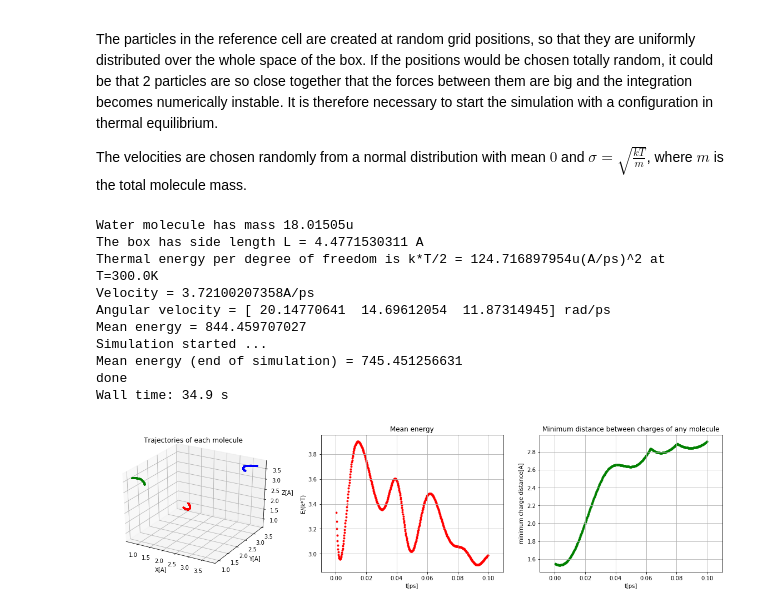
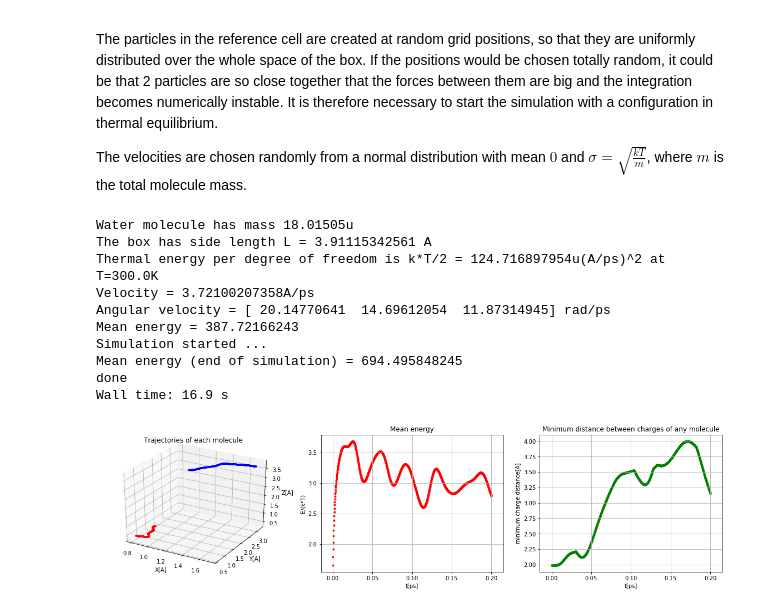
Before and after one commit to ghejc/mdwater, a Jupyter notebook: water_simulation.ipynb, the cells around one changed output. Drawn from its saved outputs; the diff is of its cells as text; code cells hidden in the pictures.

```diff
--- a/water_simulation.ipynb
+++ b/water_simulation.ipynb
@@ -836,7 +843,7 @@ class WaterSimulator(System):
         #    print "v[m/s] = " + str(v[:,i]*100/timeSteps)
         print "done"
 # %%
-simulator = WaterSimulator(N=50)
+simulator = WaterSimulator(N=2)
 
 positions = []
 def calcTrajectories(sys):
@@ -868,18 +875,18 @@ simulator.addTask(calcTrajectories)
 simulator.addTask(calcMeanEnergy)
 simulator.addTask(calcMinimumDistance)
 
-%time simulator.run(timeSteps=5000,timeResolution=0.0002)
+%time simulator.run(timeSteps=1000,timeResolution=0.0002)
 # %% [output]
 Water molecule has mass 18.01505u
-The box has side length L = 4.4771530311 A
+The box has side length L = 3.91115342561 A
 Thermal energy per degree of freedom is k*T/2 = 124.716897954u(A/ps)^2 at T=300.0K
 Velocity = 3.72100207358A/ps
 Angular velocity = [ 20.14770641  14.69612054  11.87314945] rad/ps
-Mean energy = 844.459707027
+Mean energy = 387.72166243
 Simulation started ...
-Mean energy (end of simulation) = 745.451256631
+Mean energy (end of simulation) = 694.495848245
 done
-Wall time: 34.9 s
+Wall time: 16.9 s
 # %%
 fig = plt.figure(figsize=(20,10))
 # plot trajectories
@@ -890,34 +897,34 @@ ax2 = fig.add_subplot(232)
 ax3 = fig.add_subplot(233)
 
 r = np.array(positions)
 (i,j,k) = r.shape
 colors = ['r','b','g','y','c','m']
 for m in range(j):
     ax1.scatter(r[:,m,0], r[:,m,1], r[:,m,2], c=colors[m % len(colors)], marker='.')
 
 ax1.set_xlabel('X[A]')
 ax1.set_ylabel('Y[A]')
 ax1.set_zlabel('Z[A]')
 ax1.set_title('Trajectories of each molecule')
 
 e = np.array(energy)
-e[e > 100.0] = 10.0
-ax2.scatter(e[:,0],e[:,1],c='r',marker='.')
+e[e > 10.0] = 10.0
+ax2.scatter(e[:,0], e[:,1], c='r', marker='.')
 
 ax2.set_xlabel('t[ps]')
 ax2.set_ylabel('E/(k*T)')
 ax2.set_title('Mean energy')
 ax2.grid()
 
 d = np.array(distances)
 d[d > 10.0] = 10.0
-ax3.scatter(d[:,0],d[:,1],c='g',marker='.')
+ax3.scatter(d[:,0], d[:,1], c='g', marker='.')
 
 ax3.set_xlabel('t[ps]')
 ax3.set_ylabel('minimum charge distance[A]')
 ax3.set_title('Minimum distance between charges of any molecule')
 ax3.grid()
 
 plt.show()
 # %% [output]
-[figure, old version]
+[figure, new version]
```
Also changed, not shown: parts of 5 cells of this notebook.
